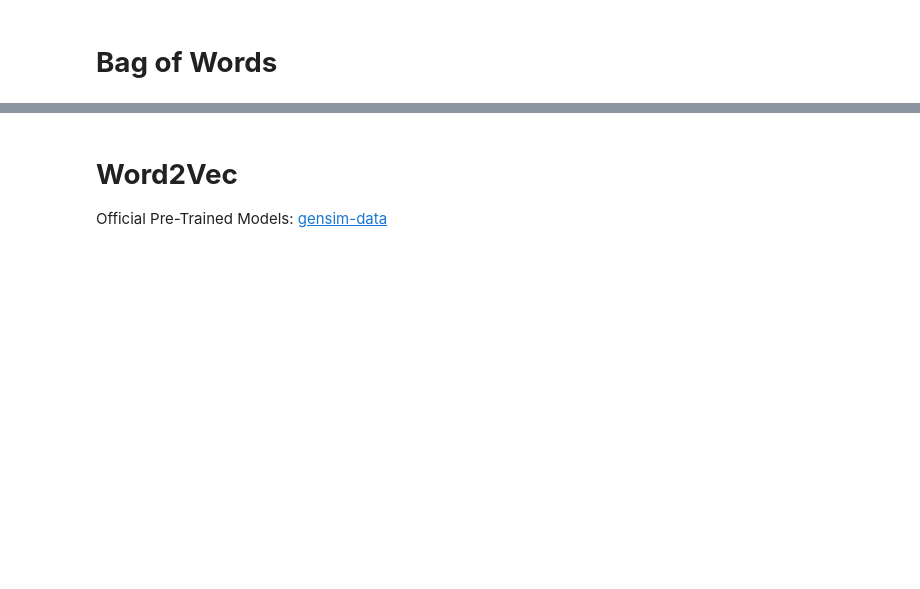
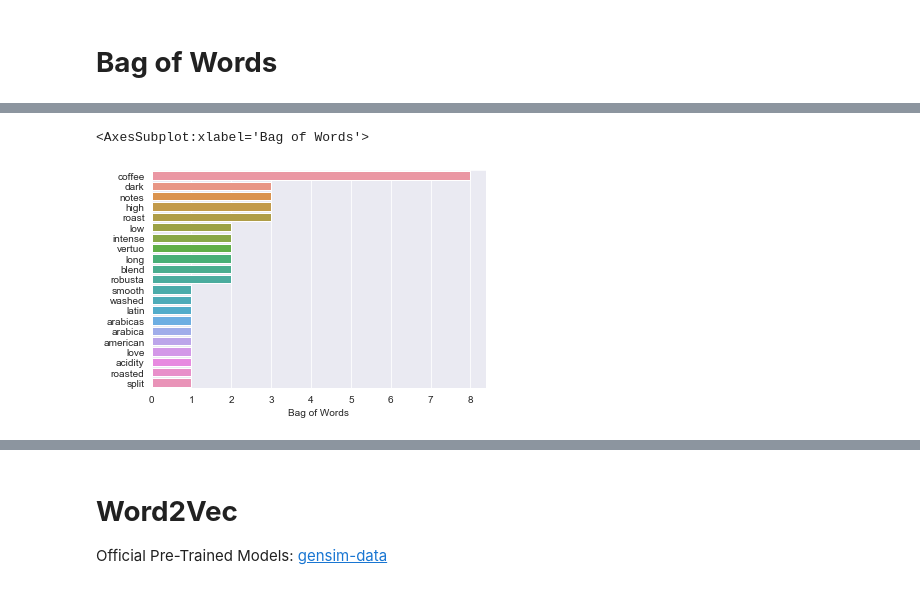
Before and after one commit to kjeshang/NespressoMetropolisTrainingApp, a Jupyter notebook: NespressoTrainingApp/analysis/4_DataAnalysis.ipynb, the cells around one changed output, grey strips where cells are left out. Drawn from its saved outputs; the diff is of its cells as text; code cells hidden in the pictures; blank space fills up the shorter version.

```diff
--- a/NespressoTrainingApp/analysis/4_DataAnalysis.ipynb
+++ b/NespressoTrainingApp/analysis/4_DataAnalysis.ipynb
@@ -180,0 +285,3 @@ coffee               8
+# %%
+df_featuresBagOfWords = get_featureResultsBagOfWords(df, coffee_select, min_df, max_df, max_features, stop_words, analyzer, token_pattern, n_lower, n_upper).sort_values(by='Bag of Words', ascending=False);
+df_featuresBagOfWords
@@ -180,0 +306,5 @@ coffee               8
+# %%
+sns.barplot(data=df_featuresBagOfWords, x='Bag of Words', y=df_featuresBagOfWords.index)
+# %% [output]
+<AxesSubplot:xlabel='Bag of Words'>
+[figure, added]
```
Also changed, not shown: parts of 33 cells of this notebook, 2 other files.
